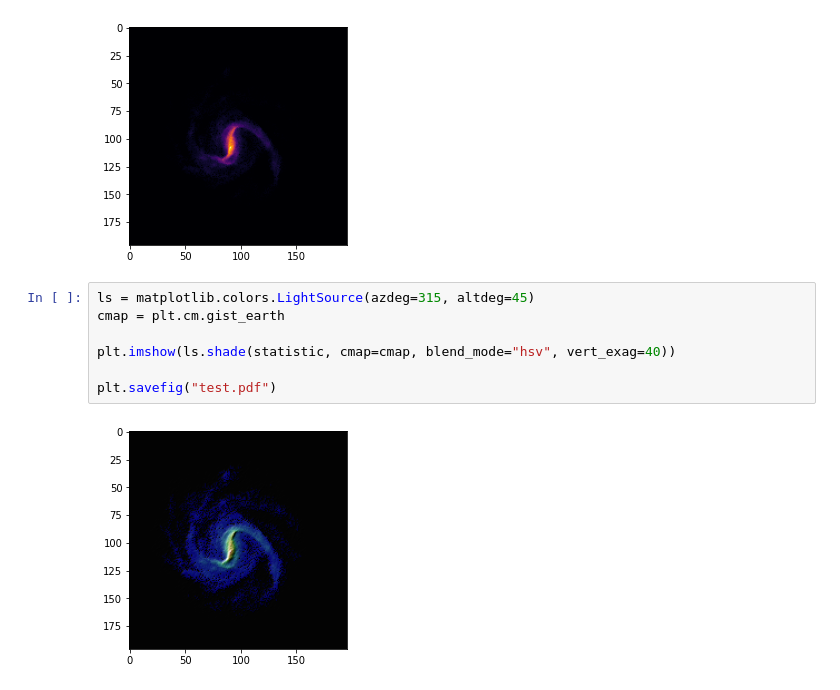
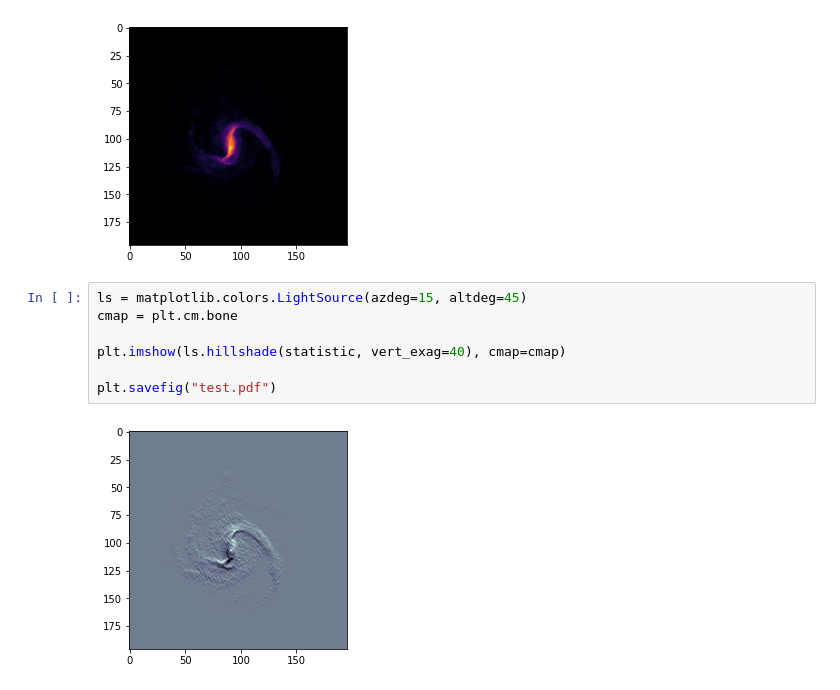
Before and after one commit to elvismello/nbodyProgramsTutorial, a Jupyter notebook: readTutorial.ipynb, the cells around one changed output. Cells and saved outputs as stored; diff of their text form.

```diff
--- a/readTutorial.ipynb
+++ b/readTutorial.ipynb
@@ -128,11 +139,11 @@ plt.imshow(statistic, cmap="inferno")
 <matplotlib.image.AxesImage at 0x...>
 [figure]
 # %%
-ls = matplotlib.colors.LightSource(azdeg=315, altdeg=45)
-cmap = plt.cm.gist_earth
+ls = matplotlib.colors.LightSource(azdeg=15, altdeg=45)
+cmap = plt.cm.bone
 
-plt.imshow(ls.shade(statistic, cmap=cmap, blend_mode="hsv", vert_exag=40))
+plt.imshow(ls.hillshade(statistic, vert_exag=40), cmap=cmap)
 
 plt.savefig("test.pdf")
 # %% [output]
-[figure, old version]
+[figure, new version]
```
Also changed, not shown: parts of 2 cells of this notebook, 2 other files.
